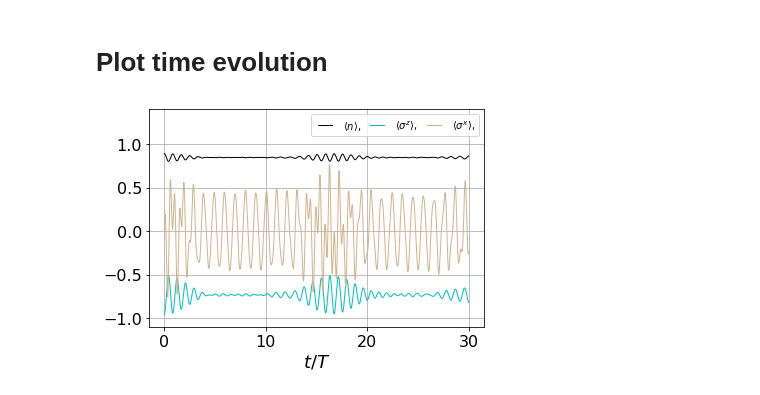
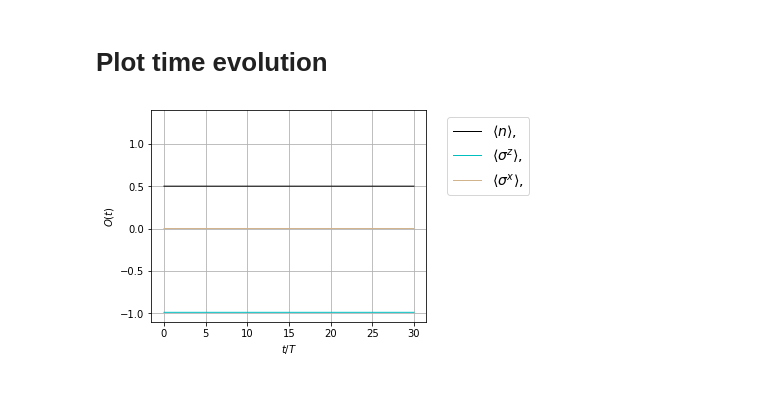
Before and after one commit to anastasiaGor/turbulence_data_notebooks, a Jupyter notebook: Atom-photon Hamiltonian/atom_multiple_photons.ipynb, the cells around one changed output. Cells and saved outputs as stored; diff of their text form; code cells hidden in the pictures.

Commit message:
fixed observabels in hamiltonian

```diff
--- a/Atom-photon Hamiltonian/atom_multiple_photons.ipynb
+++ b/Atom-photon Hamiltonian/atom_multiple_photons.ipynb
@@ -52,7 +51,7 @@ To build the spin-photon basis, we call the function photon_basis and use spin_b
 # %%
 # compute atom-photon basis
 #basis_photon_particle=photon_basis(spin_basis_1d, L=1, Nph=L_lev)
-basis_osc=boson_basis_1d(L=N_osc,sps=L_lev)
+basis_osc=boson_basis_1d(L=N_osc,sps=N_lev)
 basis_spin = spin_basis_1d(L=1)
 basis = tensor_basis(basis_spin,basis_osc)
 print(basis)
@@ -133,0 +109,5 @@ psi_i=np.kron(psi_at_i,psi_ph_i)
+# %%
+# one of the eigenvectors
+E,psi_0 = H.eigsh(k=1,sigma=4)
+psi_0 = psi_0.reshape((-1,))
+#print(psi_0)
@@ -142,7 +130,7 @@ t=Floquet_t_vec(Omega,30) # t.i = initial time, t.T = driving period
 We now time evolve the initial state susing the hamiltonian class method evolve. We define the solution psi_t as a generator expression using the optional argument iterate=True.
 # %%
 # evolve atom-photon state with Hamiltonian H
-psi_t=H.evolve(psi_i,t.i,t.vals,iterate=True,rtol=1E-9,atol=1E-9)
+psi_t=H.evolve(psi_0,t.i,t.vals,iterate=True,rtol=1E-9,atol=1E-9)
 # %% [markdown]
 # Observables
 # %% [markdown]
@@ -154,7 +142,7 @@ The Python dictionaries obs_args and obs_args_sc represent another way of passin
 obs_args={"basis":basis,"check_herm":False,"check_symm":False, "check_pcon" : False}
 # %%
 # in atom-photon Hilbert space
-n=hamiltonian([["|n", [[1.0  ]] ]],[],dtype=np.float64,**obs_args)
+n=hamiltonian([["|+-", [[1.0,0,0]] ]],[],dtype=np.float64,**obs_args)
 sz=hamiltonian([["z|",[[1.0,0]] ]],[],dtype=np.float64,**obs_args)
 sy=hamiltonian([["y|",[[1.0,0]] ]],[],dtype=np.complex128,**obs_args)
 # %% [markdown]
@@ -175,18 +156,11 @@ str_x_sc = "$\\langle\\sigma^x\\rangle_\\mathrm{sc}$"
 # %%
 # plot spin-photon data
-fig = plt.figure()
-plt.plot(t.vals/t.T,O_n/Nph,"k",linewidth=1,label=str_n)
-plt.plot(t.vals/t.T,O_sz,"c",linewidth=1,label=str_z)
-plt.plot(t.vals/t.T,O_sy,"tan",linewidth=1,label=str_x)
-# label axes
-plt.xlabel("$t/T$",fontsize=18)
-# set y axis limits
-plt.ylim([-1.1,1.4])
-# display legend horizontally
-plt.legend(loc="upper right",ncol=5,columnspacing=0.6,numpoints=4)
-# update axis font size
-plt.tick_params(labelsize=16)
-# turn on grid
-plt.grid(True)
+fig, ax = plt.subplots(nrows=1, ncols=1, constrained_layout=True,figsize=(6,3.5))
+ax.plot(t.vals/t.T,O_n/N_lev,"k",linewidth=1,label="$\\langle n\\rangle,$")
+ax.plot(t.vals/t.T,O_sz,"c",linewidth=1,label="$\\langle\\sigma^z\\rangle,$")
+ax.plot(t.vals/t.T,O_sy,"tan",linewidth=1,label="$\\langle\\sigma^x\\rangle,$")
+ax.set(xlabel="$t/T$", ylabel=r'$O(t)$', ylim=[-1.1,1.4]); ax.grid(True)
+ax.legend(bbox_to_anchor=(1.05, 1), loc='upper left', fontsize=14)
+plt.show()
 # %% [output]
-[figure, old version]
+[figure, new version]
```
Also changed, not shown: parts of 22 cells of this notebook, 2 other files.
